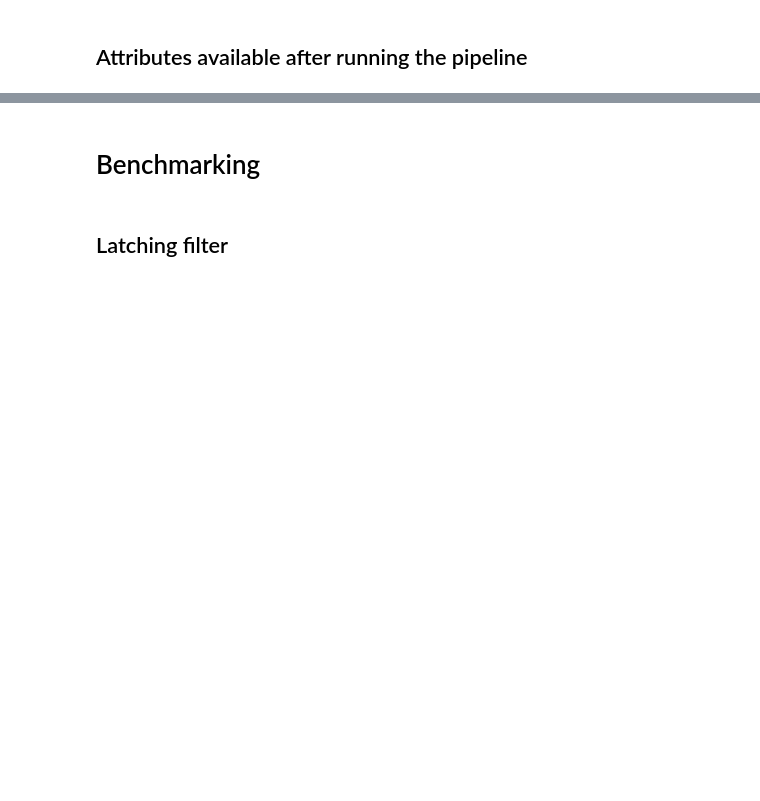
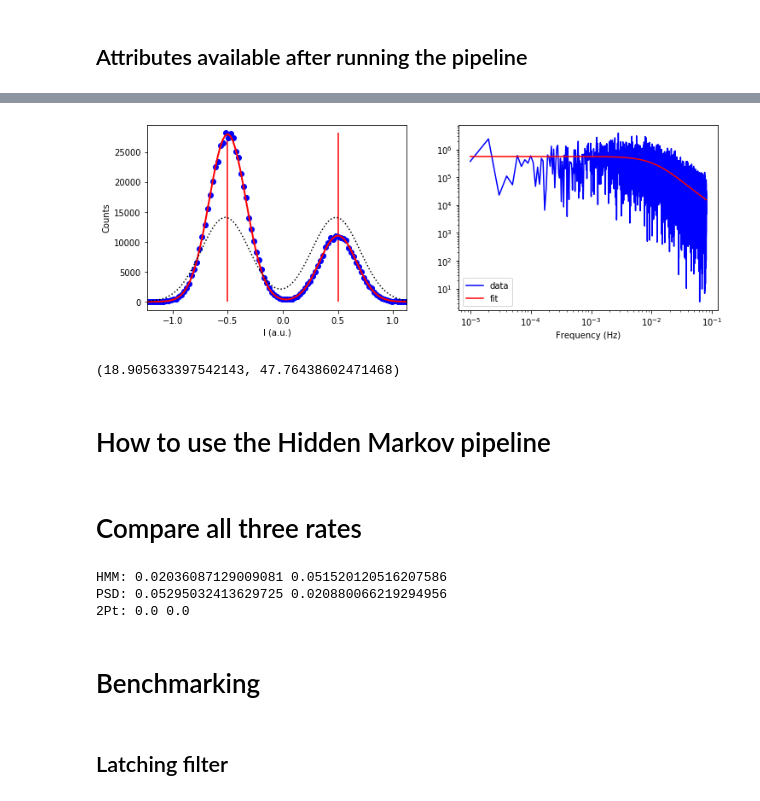
Before and after one commit to lukassplitthoff/cqed, a Jupyter notebook: templates/QuantumJumps_analysis.ipynb, the cells around one changed output, grey strips where cells are left out. Cells and saved outputs as stored; diff of their text form; code cells hidden in the pictures; blank space fills up the shorter version.

```diff
--- a/templates/QuantumJumps_analysis.ipynb
+++ b/templates/QuantumJumps_analysis.ipynb
@@ -144,0 +170,10 @@ qj.plot_analysis()
+# %%
+# compare with Marta's original version
+# Still working on figuring out where the discrepancy in rates comes from
+
+qjmps.qj_times_v1(rw_arr, n_bins, n_integration=1)
+# %% [output]
+[figure, added]
+(18.905633397542143, 47.76438602471468)
+# %% [markdown]
+# How to use the Hidden Markov pipeline
@@ -145,3 +182,13 @@ qj.plot_analysis()
+# %% [markdown]
+# Compare all three rates
+# %%
+print('HMM:', qj.rate_hl_hmm, qj.rate_lh_hmm)
+print('PSD:', qj.rate_lh_psd, qj.rate_hl_psd)
+print('2Pt:', np.mean(qj.rate_hl[:,0]), np.mean(qj.rate_lh[:,0]))
+# %% [output]
+HMM: 0.02036087129009081 0.051520120516207586
+PSD: 0.05295032413629725 0.020880066219294956
+2Pt: 0.0 0.0
 # %% [markdown]
 # Benchmarking
 # %% [markdown]
```
Also changed, not shown: parts of 10 cells of this notebook.
